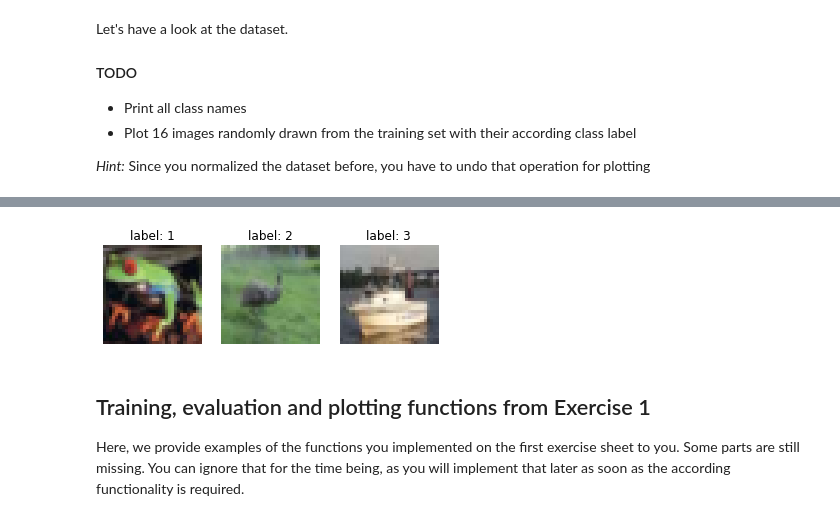
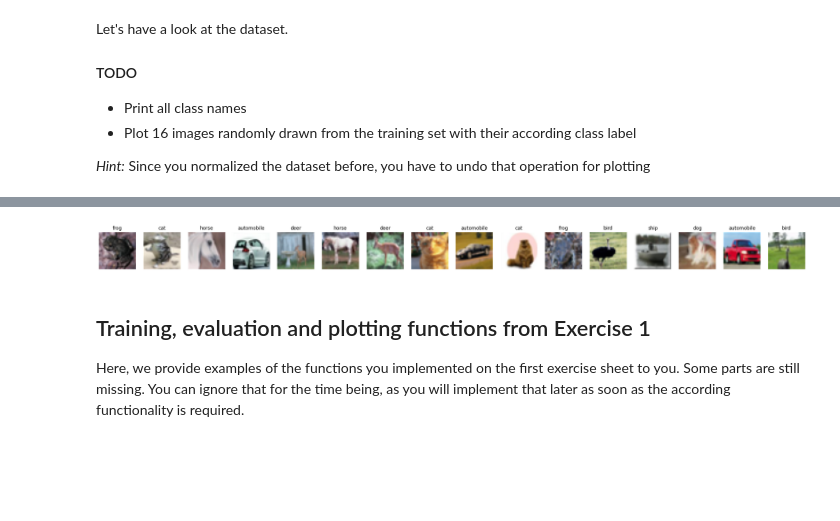
Before and after one commit to jonaden94/deepl-ecker-21-22, a Jupyter notebook: Ex2_2021.ipynb, the cells around one changed output, grey strips where cells are left out. Saved outputs shown, nothing was run; the diff lists cells and outputs as text; code cells hidden in the pictures; blank space fills up the shorter version.

```diff
--- a/Ex2_2021.ipynb
+++ b/Ex2_2021.ipynb
@@ -195,10 +197,9 @@ def init_data_loaders(trainset, valset, testset, batch_size=1024, num_cpus=1):
 ####################
 ## YOUR CODE HERE ##
 ####################
-
-trainset, testset, dataset_mean, dataset_std = grab_data("data")
-trainset, valset = generate_train_val_data_split(trainset)
-trainloader, valloader, testloader = init_data_loaders(trainset, valset, testset)
+trainset, testset, mean, std = grab_data(data_dir = "data")
+trainset, valset = generate_train_val_data_split(trainset, split_seed=42, val_frac=0.2)
+trainloader, valloader, testloader = init_data_loaders(trainset, valset, testset, batch_size=1024)
 # %% [output]
 Files already downloaded and verified
 Files already downloaded and verified
@@ -246,31 +227,25 @@ def imshow(img, mean, std):
     ## YOUR CODE HERE ##
     ####################
     # Define function to plot
-
     img = img * std[:,None,None] + mean[:,None,None]
 
-    img = torch.permute(img, (1, 2, 0))
-    return img
-    #plt.imshow(tensor_image.permute(1, 2, 0))
+
+    return img.permute((1,2,0))
 # %%
 ####################
 ## YOUR CODE HERE ##
 ####################
 # Create actual plot and print the class names
-
-N = 3
-fig, axes = plt.subplots(1, N, figsize=(2*N, 2))
-images = [trainloader.dataset[0][0], trainloader.dataset[1][0], trainloader.dataset[2][0]]
-labels = [1,2,3]
-
-for ax, image, label in zip(
-  axes, images, labels):
-  ax.set_title("label: {}".format(label))
-  ax.axis('off')
-  image = imshow(image, mean = dataset_mean, std = dataset_std)
-  ax.imshow(image, cmap='gray')
+n = 16
+classes = trainset.dataset.classes
+fig, axes = plt.subplots(1, n, figsize=(2*n, 2))
+for ax in axes.ravel():
+    rand = np.random.randint(0, len(trainloader.dataset))
+    ax.set_title("{}".format(classes[trainloader.dataset[rand][1]]))
+    ax.axis('off')
+    ax.imshow(imshow(trainloader.dataset[rand][0], mean, std))
 # %% [output]
-[figure, old version]
+[figure, new version]
 # %% [markdown]
 ## Training, evaluation and plotting functions from Exercise 1
 
```
Also changed, not shown: parts of 28 cells of this notebook.
